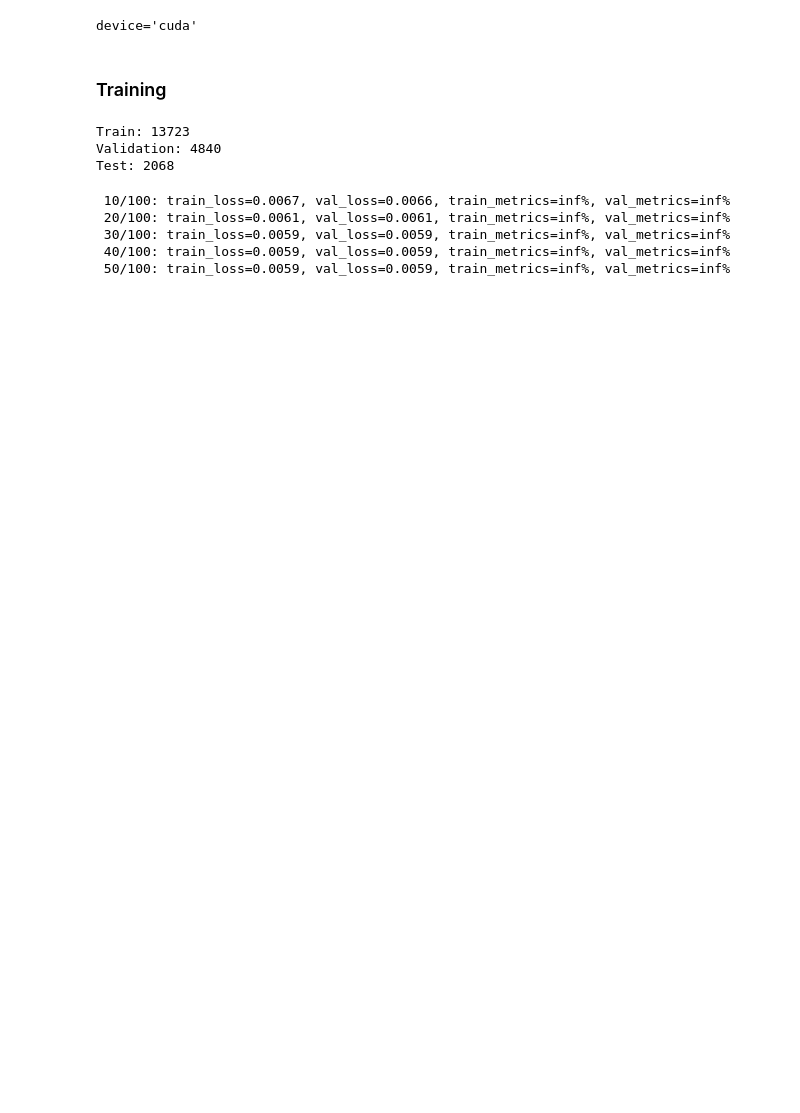
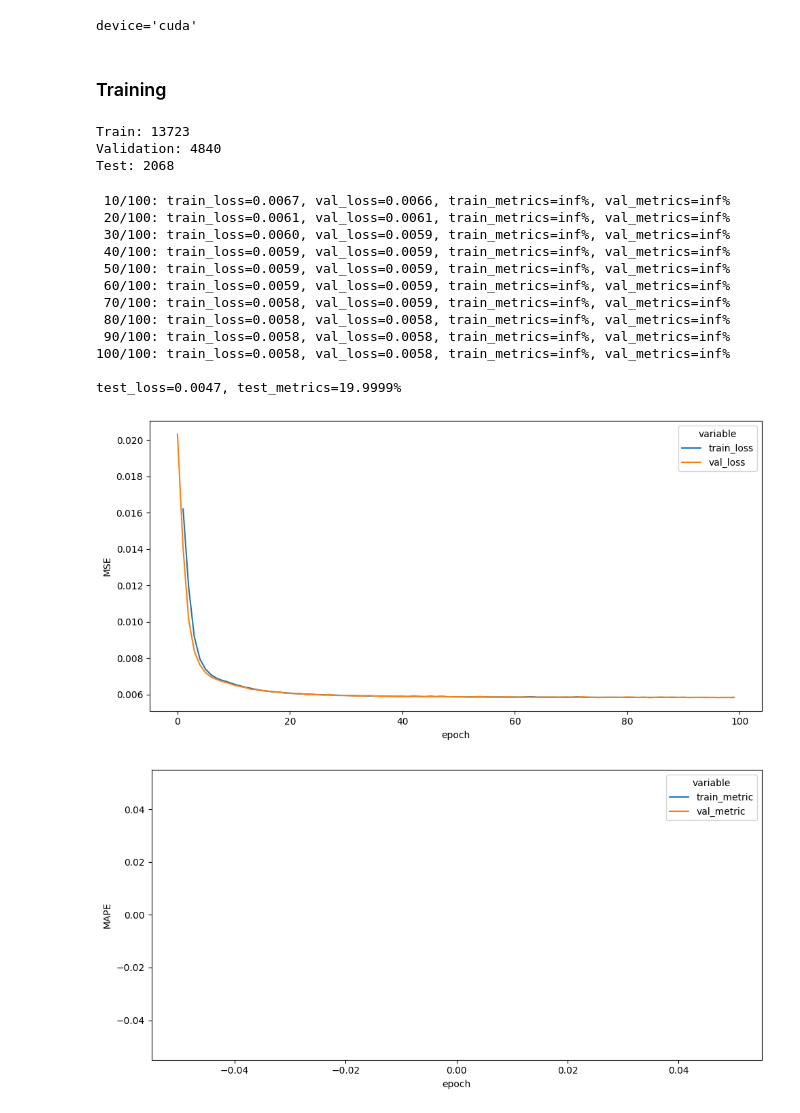
Before and after one commit to KusaTea/UnsupervisedHI, a Jupyter notebook: ae_training.ipynb, the cells around one changed output. Saved outputs shown, nothing was run; the diff lists cells and outputs as text; code cells hidden in the pictures; blank space fills up the shorter version.

Commit message:
Tried AdamW and finished seeds fixation

```diff
--- a/ae_training.ipynb
+++ b/ae_training.ipynb
@@ -24,10 +24,12 @@ device='cuda'
 # %% [markdown]
 ### Training
 # %%
+seed = 37
+
 train_dataset = NasaDataset('../datasets/clean_train_data.csv')
-fix_seeds(37)
+seed_everything(seed)
 train_dataset, test_dataset = split_dataset(train_dataset, test_size=0.1)
-fix_seeds(37)
+seed_everything(seed)
 train_dataset, val_dataset = split_dataset(train_dataset, test_size=0.3)
 # test_dataset = NasaDataset('../datasets/test.csv')
 
@@ -41,23 +43,27 @@ for dtset in (train_dataset, val_dataset, test_dataset):
     if norm_func:
         norm_func(dtset)
 
-fix_seeds(37)
-train_loader = DataLoader(train_dataset, batch_size=20, shuffle=True)
-fix_seeds(37)
-test_loader = DataLoader(val_dataset, batch_size=20, shuffle=True)
-fix_seeds(37)
-val_loader = DataLoader(train_dataset, batch_size=20, shuffle=True)
+seed_everything(seed)
+g = torch.Generator()
+g.manual_seed(seed)
+train_loader = DataLoader(train_dataset, batch_size=20, shuffle=True, worker_init_fn=seed, generator=g)
+seed_everything(seed)
+test_loader = DataLoader(val_dataset, batch_size=20, shuffle=True, worker_init_fn=seed, generator=g)
+seed_everything(seed)
+val_loader = DataLoader(train_dataset, batch_size=20, shuffle=True, worker_init_fn=seed, generator=g)
 # test_loader = DataLoader(test_dataset, batch_size=..., shuffle=...)
 print(f'Train: {len(train_dataset)}\nValidation: {len(val_dataset)}\nTest: {len(test_dataset)}')
 
 input_shape = train_dataset.get_input_shape()
 layers_sizes = (8, 4, 2)
 
+seed_everything()
 model_ae = SimpleAE(input_shape, layers_sizes).to(device)
 loss_func = nn.MSELoss()
 metric_func = MAPE()
-optimiser = optim.Adam(model_ae.parameters(),
+optimiser = optim.AdamW(model_ae.parameters(),
                        lr=1e-3)
+optimiser_name = repr(optimiser).split(' ', maxsplit=1)[0]
 # %% [output]
 Train: 13723
 Validation: 4840
@@ -136,35 +142,44 @@ with torch.no_grad():
         metric = metric_func(reconstruction, sample)
         test_losses.append(loss.item())
         test_metrics.append(metric.item())
     test_loss = mean(test_losses)
     test_metrics = mean(test_metrics)
     print(f'\n{test_loss=:.4f}, {test_metrics=:.4f}%')
 
 
 # -------------------------------------------------- #
 name = str(layers_sizes)
 models_path = '../Models/'
 plot_path = '../Plots/history/'
 
 
 if True:
-    pth = check_path(os.path.join(models_path, norm_name))
+    pth = check_path(os.path.join(models_path, optimiser_name, norm_name))
     torch.save(model_ae.state_dict(), os.path.join(pth, f'{name}.pth'))
 
 if True:
     columns = ('epoch', 'train_loss', 'val_loss', 'train_metric', 'val_metric')
     total_history_df = pd.DataFrame(history, columns=columns).set_index('epoch')
 
     history_df = total_history_df.loc[:,('train_loss', 'val_loss')]
-    pth = check_path(os.path.join(plot_path, 'loss', norm_name))
-    plot_history(history_df, ylabel='RMSE', save_path=os.path.join(pth, f'{name}.png'))
+    pth = check_path(os.path.join(plot_path, optimiser_name, 'loss', norm_name))
+    plot_history(history_df, ylabel='MSE', save_path=os.path.join(pth, f'{name}.png'))
 
-    pth = check_path(os.path.join(plot_path, 'metric', norm_name))
+    pth = check_path(os.path.join(plot_path, optimiser_name, 'metric', norm_name))
     history_df = total_history_df.loc[:,('train_metric', 'val_metric')]
     plot_history(history_df, ylabel='MAPE', save_path=os.path.join(pth, f'{name}.png'))
 # %% [output]
  10/100: train_loss=0.0067, val_loss=0.0066, train_metrics=inf%, val_metrics=inf%
  20/100: train_loss=0.0061, val_loss=0.0061, train_metrics=inf%, val_metrics=inf%
- 30/100: train_loss=0.0059, val_loss=0.0059, train_metrics=inf%, val_metrics=inf%
+ 30/100: train_loss=0.0060, val_loss=0.0059, train_metrics=inf%, val_metrics=inf%
  40/100: train_loss=0.0059, val_loss=0.0059, train_metrics=inf%, val_metrics=inf%
  50/100: train_loss=0.0059, val_loss=0.0059, train_metrics=inf%, val_metrics=inf%
+ 60/100: train_loss=0.0059, val_loss=0.0059, train_metrics=inf%, val_metrics=inf%
+ 70/100: train_loss=0.0058, val_loss=0.0059, train_metrics=inf%, val_metrics=inf%
+ 80/100: train_loss=0.0058, val_loss=0.0058, train_metrics=inf%, val_metrics=inf%
+ 90/100: train_loss=0.0058, val_loss=0.0058, train_metrics=inf%, val_metrics=inf%
+100/100: train_loss=0.0058, val_loss=0.0058, train_metrics=inf%, val_metrics=inf%
+
+test_loss=0.0047, test_metrics=19.9999%
+[figure, added]
+[figure, added]
```
Also changed, not shown: parts of 1 cell of this notebook, 1 other file.
